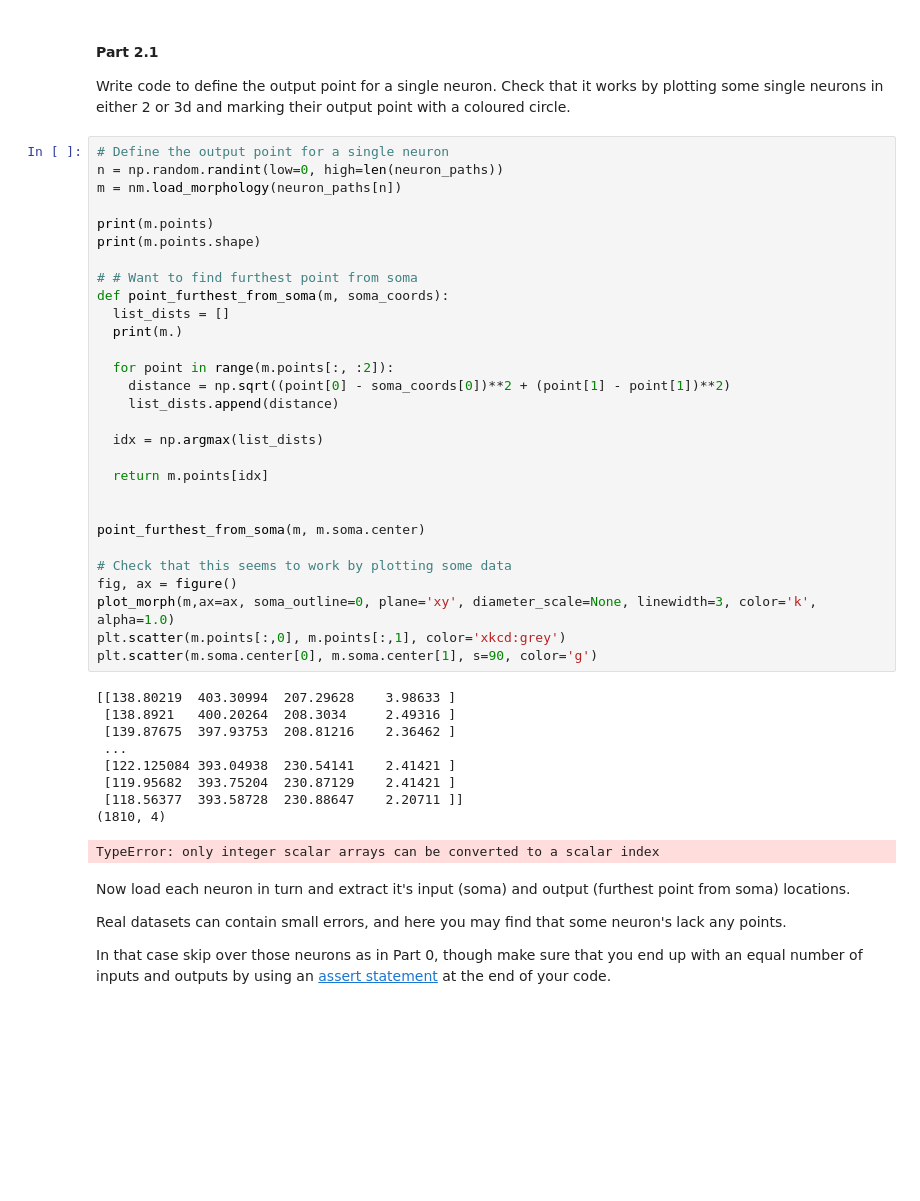
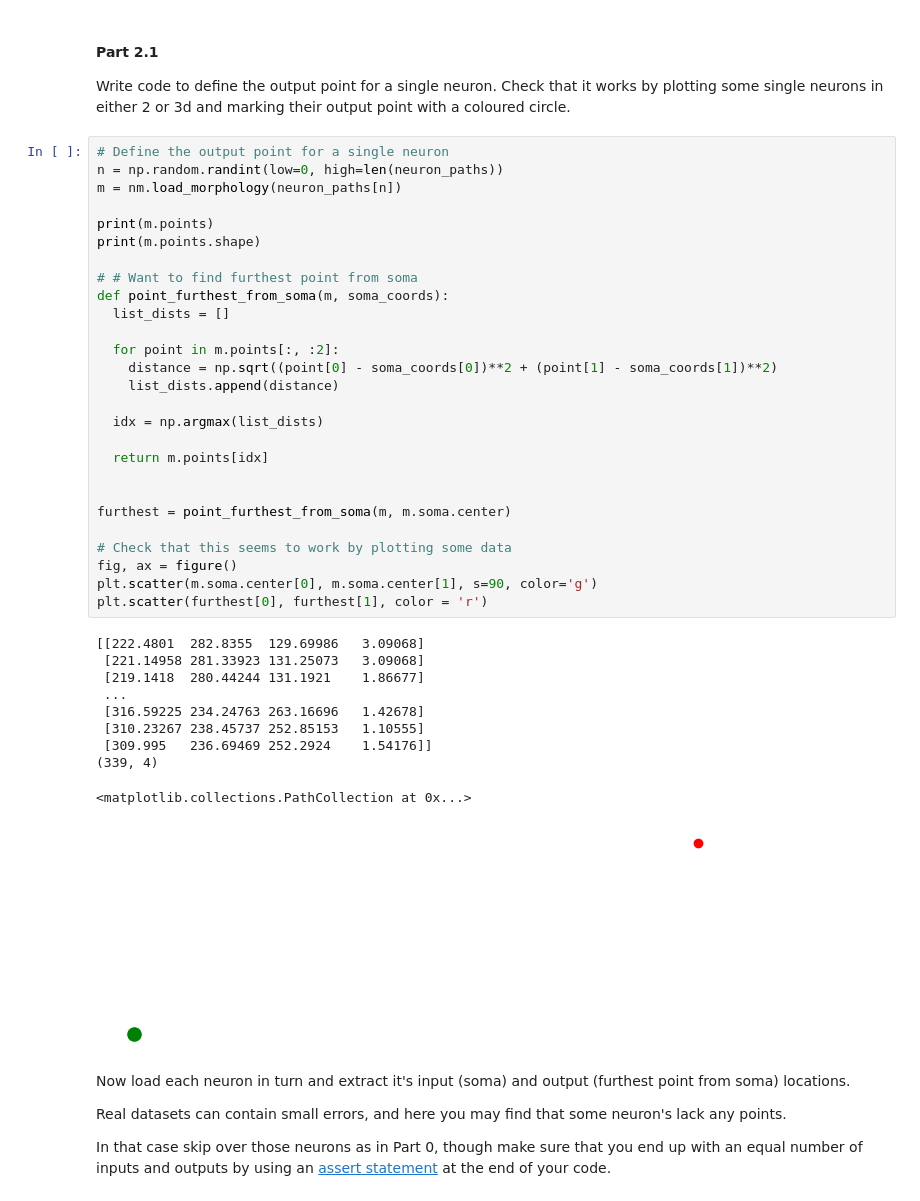
Before and after one commit to AlexBristol76/Neuro4ML-CW, a Jupyter notebook: w3_exercise.ipynb, the cells around one changed output. Cells and saved outputs as stored; diff of their text form; blank space fills up the shorter version.

```diff
--- a/w3_exercise.ipynb
+++ b/w3_exercise.ipynb
@@ -246,42 +246,41 @@ Write code to define the output point for a single neuron. Check that it works b
 # %%
 # Define the output point for a single neuron
 n = np.random.randint(low=0, high=len(neuron_paths))
 m = nm.load_morphology(neuron_paths[n])
 
 print(m.points)
 print(m.points.shape)
 
 # # Want to find furthest point from soma
 def point_furthest_from_soma(m, soma_coords):
   list_dists = []
-  print(m.)
 
-  for point in range(m.points[:, :2]):
-    distance = np.sqrt((point[0] - soma_coords[0])**2 + (point[1] - point[1])**2)
+  for point in m.points[:, :2]:
+    distance = np.sqrt((point[0] - soma_coords[0])**2 + (point[1] - soma_coords[1])**2)
     list_dists.append(distance)
 
   idx = np.argmax(list_dists)
 
   return m.points[idx]
 
 
-point_furthest_from_soma(m, m.soma.center)
+furthest = point_furthest_from_soma(m, m.soma.center)
 
 # Check that this seems to work by plotting some data
 fig, ax = figure()
-plot_morph(m,ax=ax, soma_outline=0, plane='xy', diameter_scale=None, linewidth=3, color='k', alpha=1.0)
-plt.scatter(m.points[:,0], m.points[:,1], color='xkcd:grey')
 plt.scatter(m.soma.center[0], m.soma.center[1], s=90, color='g')
+plt.scatter(furthest[0], furthest[1], color = 'r')
 # %% [output]
-[[138.80219  403.30994  207.29628    3.98633 ]
- [138.8921   400.20264  208.3034     2.49316 ]
- [139.87675  397.93753  208.81216    2.36462 ]
+[[222.4801  282.8355  129.69986   3.09068]
+ [221.14958 281.33923 131.25073   3.09068]
+ [219.1418  280.44244 131.1921    1.86677]
  ...
- [122.125084 393.04938  230.54141    2.41421 ]
- [119.95682  393.75204  230.87129    2.41421 ]
- [118.56377  393.58728  230.88647    2.20711 ]]
-(1810, 4)
+ [316.59225 234.24763 263.16696   1.42678]
+ [310.23267 238.45737 252.85153   1.10555]
+ [309.995   236.69469 252.2924    1.54176]]
+(339, 4)
-TypeError: only integer scalar arrays can be converted to a scalar index
+<matplotlib.collections.PathCollection at 0x...>
+[figure, added]
 # %% [markdown]
 Now load each neuron in turn and extract it's input (soma) and output (furthest point from soma) locations.
 
```
